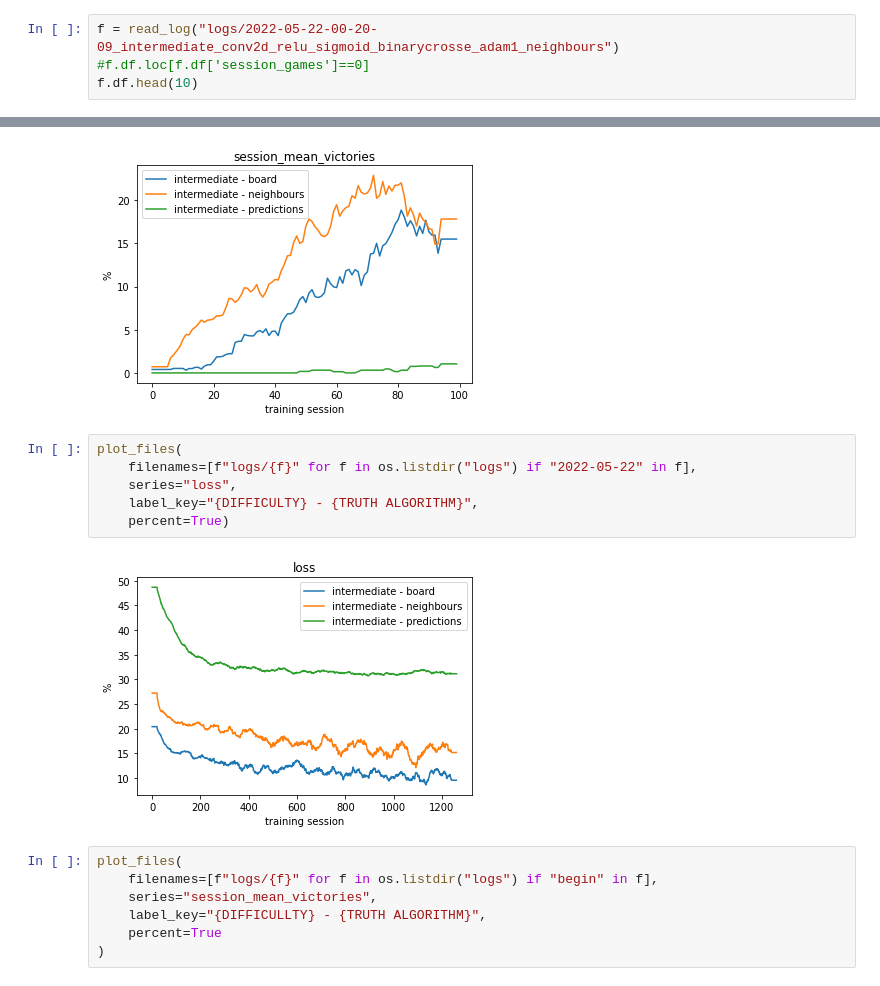
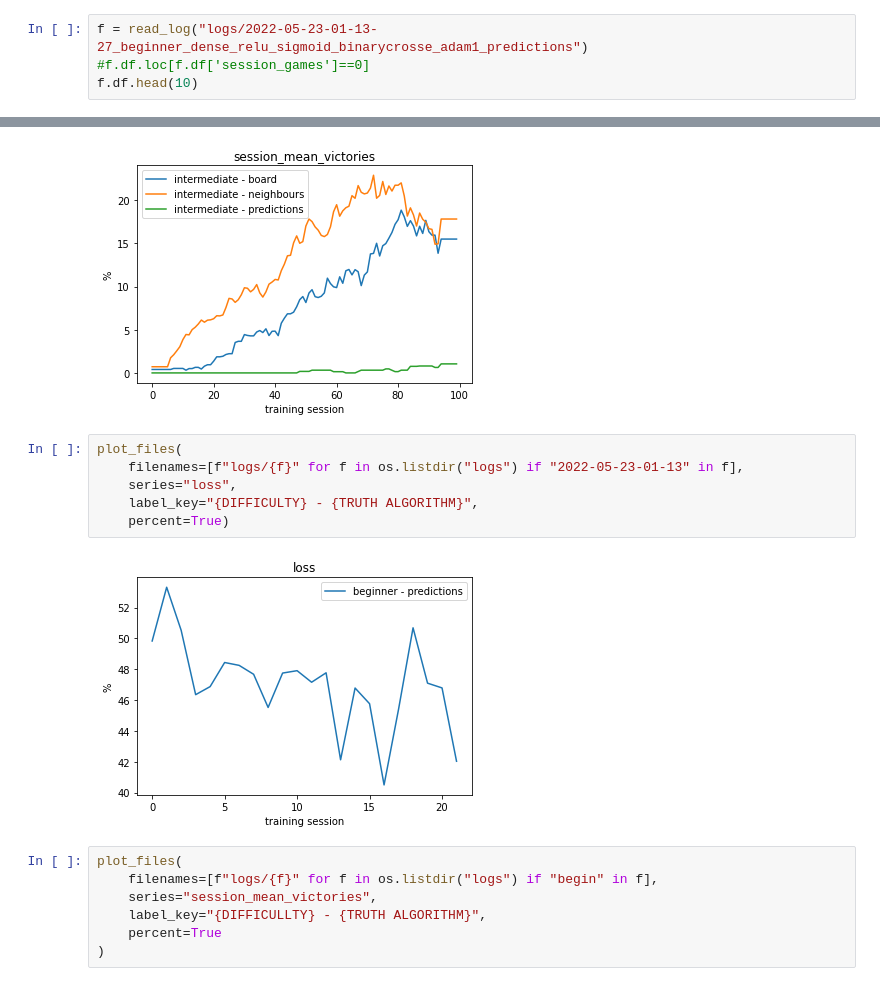
Before and after one commit to applepie-heidi/minesolver, a Jupyter notebook: analiza.ipynb, the cells around one changed output, grey strips where cells are left out. Saved outputs shown, nothing was run; the diff lists cells and outputs as text.

```diff
--- a/analiza.ipynb
+++ b/analiza.ipynb
@@ -33,7 +33,7 @@ def read_log(filename) -> LogData:
         df = pd.read_csv(f)
         return LogData(info, df)
 # %%
-f = read_log("logs/2022-05-22-00-20-09_intermediate_conv2d_relu_sigmoid_binarycrosse_adam1_neighbours")
+f = read_log("logs/2022-05-23-01-13-27_beginner_dense_relu_sigmoid_binarycrosse_adam1_predictions")
 #f.df.loc[f.df['session_games']==0]
 f.df.head(10)
 # %% [output]
@@ -103,12 +101,12 @@ plot_files(
 [figure]
 # %%
 plot_files(
-    filenames=[f"logs/{f}" for f in os.listdir("logs") if "2022-05-22" in f],
+    filenames=[f"logs/{f}" for f in os.listdir("logs") if "2022-05-23-01-13" in f],
     series="loss",
     label_key="{DIFFICULTY} - {TRUTH ALGORITHM}",
     percent=True)
 # %% [output]
-[figure, old version]
+[figure, new version]
 # %%
 plot_files(
     filenames=[f"logs/{f}" for f in os.listdir("logs") if "begin" in f],
```
Also changed, not shown: parts of 3 cells of this notebook, 3 other files.
